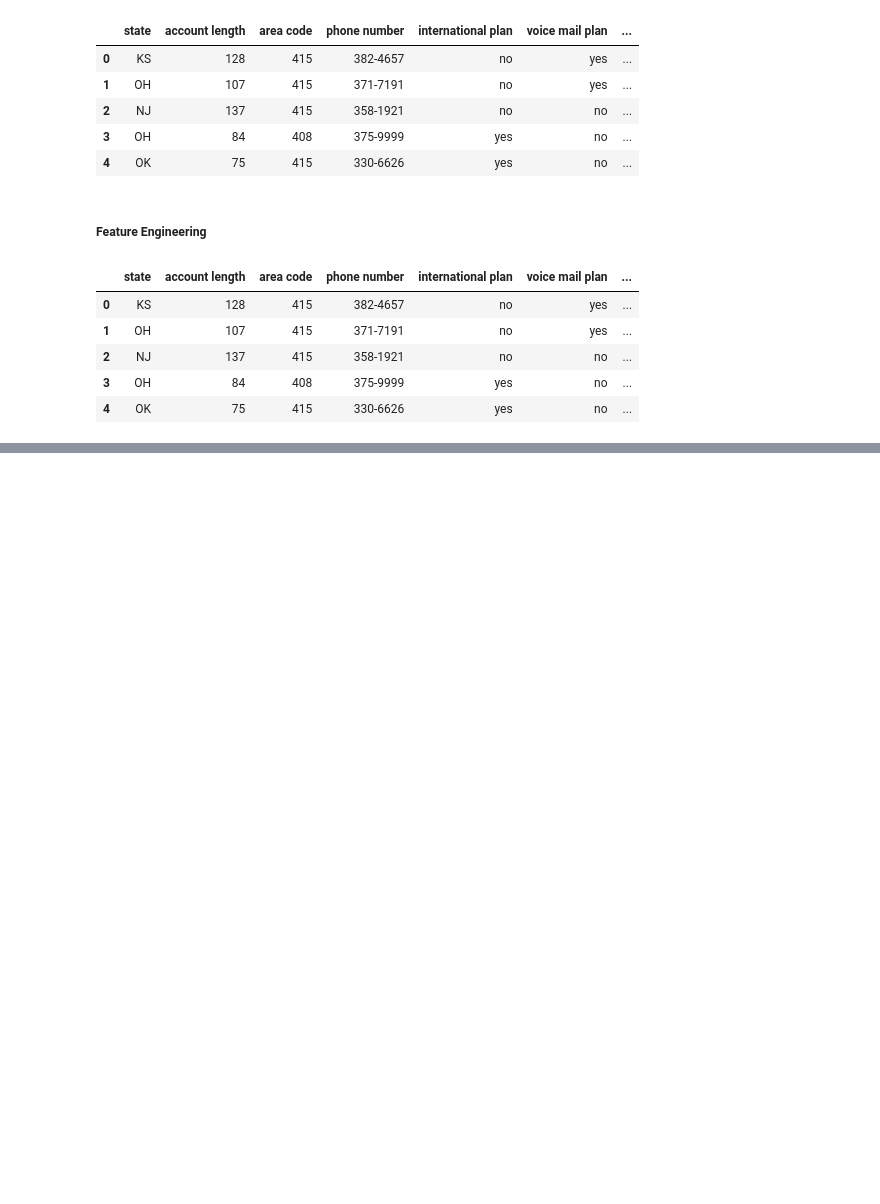
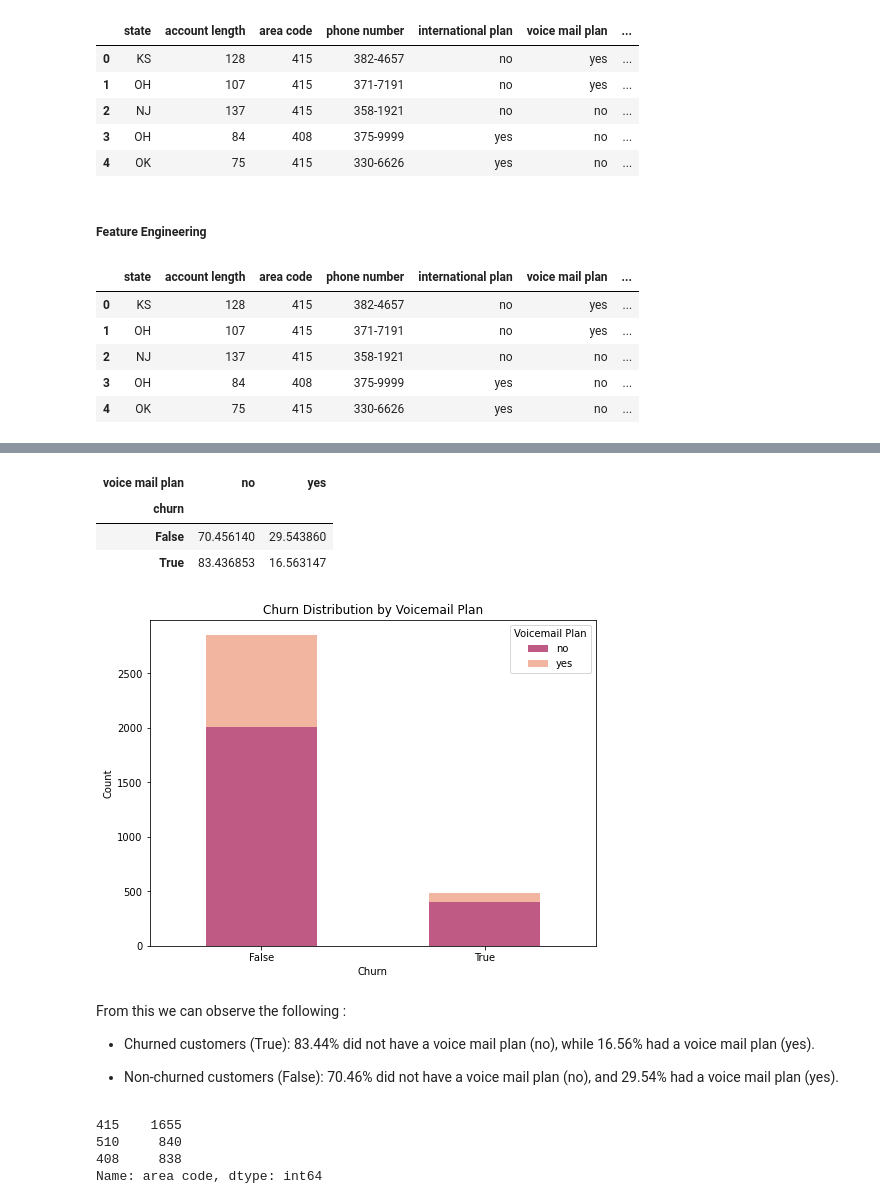
Before and after one commit to stellacherotich/Customer-Churn-Prediction, a Jupyter notebook: SyriaTel[draft].ipynb, the cells around one changed output, grey strips where cells are left out. Saved outputs shown, nothing was run; the diff lists cells and outputs as text; code cells hidden in the pictures; blank space fills up the shorter version.

```diff
--- a/SyriaTel.ipynb
+++ b/SyriaTel[draft].ipynb
@@ -394,0 +406,38 @@ plt.show()
+# %%
+# Count the number of churned and non-churned customers by international plan
+churn_voicemail = df.groupby(['churn', 'voice mail plan']).size().unstack()
+total_churn_vm= churn_voicemail.sum(axis=1)  # Calculate the total count for each churn category
+percentage_vm = churn_voicemail.div(total_churn_vm, axis=0) * 100  # Calculate the percentage
+percentage_vm
+# %% [output]
+| voice mail plan | no | yes |
+| churn |  |  |
+| False | 70.456140 | 29.543860 |
+| True | 83.436853 | 16.563147 |
+# %%
+# Display as a bar chart
+
+# Plot a stacked bar chart to visualize the relationship
+churn_voicemail.plot(kind='bar', stacked=True, figsize=(8, 6), color=custom_colors)
+
+plt.xlabel('Churn')
+plt.ylabel('Count')
+plt.title('Churn Distribution by Voicemail Plan')
+plt.xticks(rotation=0)
+plt.legend(title='Voicemail Plan')
+
+plt.show()
+# %% [output]
+[figure, added]
+# %% [markdown]
+From this we can observe the following :
+- Churned customers (True): 83.44% did not have a voice mail plan (no), while 16.56% had a voice mail plan (yes).
+
+- Non-churned customers (False): 70.46% did not have a voice mail plan (no), and 29.54% had a voice mail plan (yes).
+# %%
+df['area code'].value_counts()
+# %% [output]
+415    1655
+510     840
+408     838
+Name: area code, dtype: int64
```
Also changed, not shown: parts of 15 cells of this notebook.
